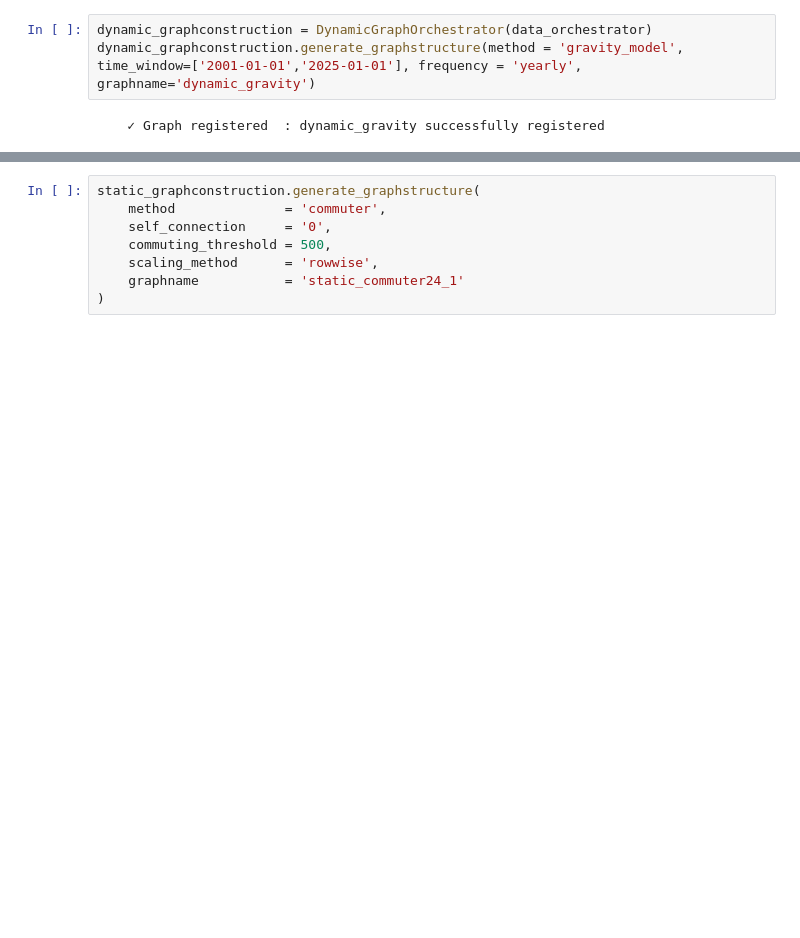
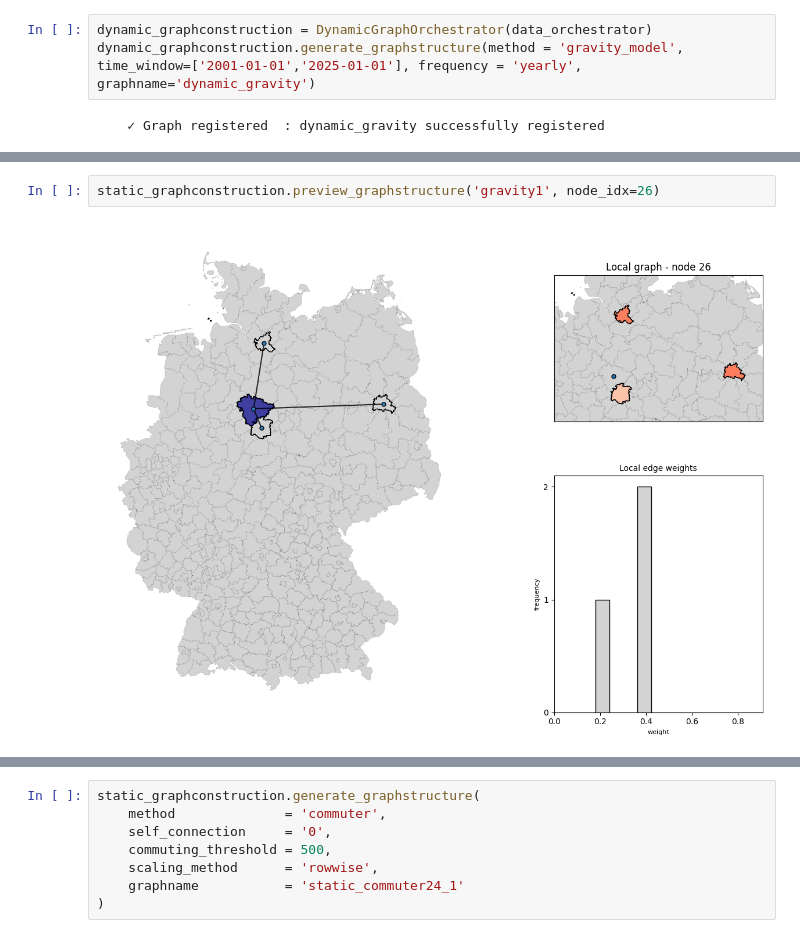
Before and after one commit to stends2001/infectious_disease_gnn, a Jupyter notebook: src/notebooks/new graph construction module.ipynb, the cells around one changed output, grey strips where cells are left out. Saved outputs shown, nothing was run; the diff lists cells and outputs as text; blank space fills up the shorter version.

```diff
--- a/src/notebooks/new graph construction module.ipynb
+++ b/src/notebooks/new graph construction module.ipynb
@@ -69,0 +126,4 @@ static_graphconstruction.generate_graphstructure(method='geographic_neighbors',
+# %%
+static_graphconstruction.preview_graphstructure('gravity1', node_idx=26)
+# %% [output]
+[figure, added]
```
Also changed, not shown: parts of 5 cells of this notebook, 6 other files.
